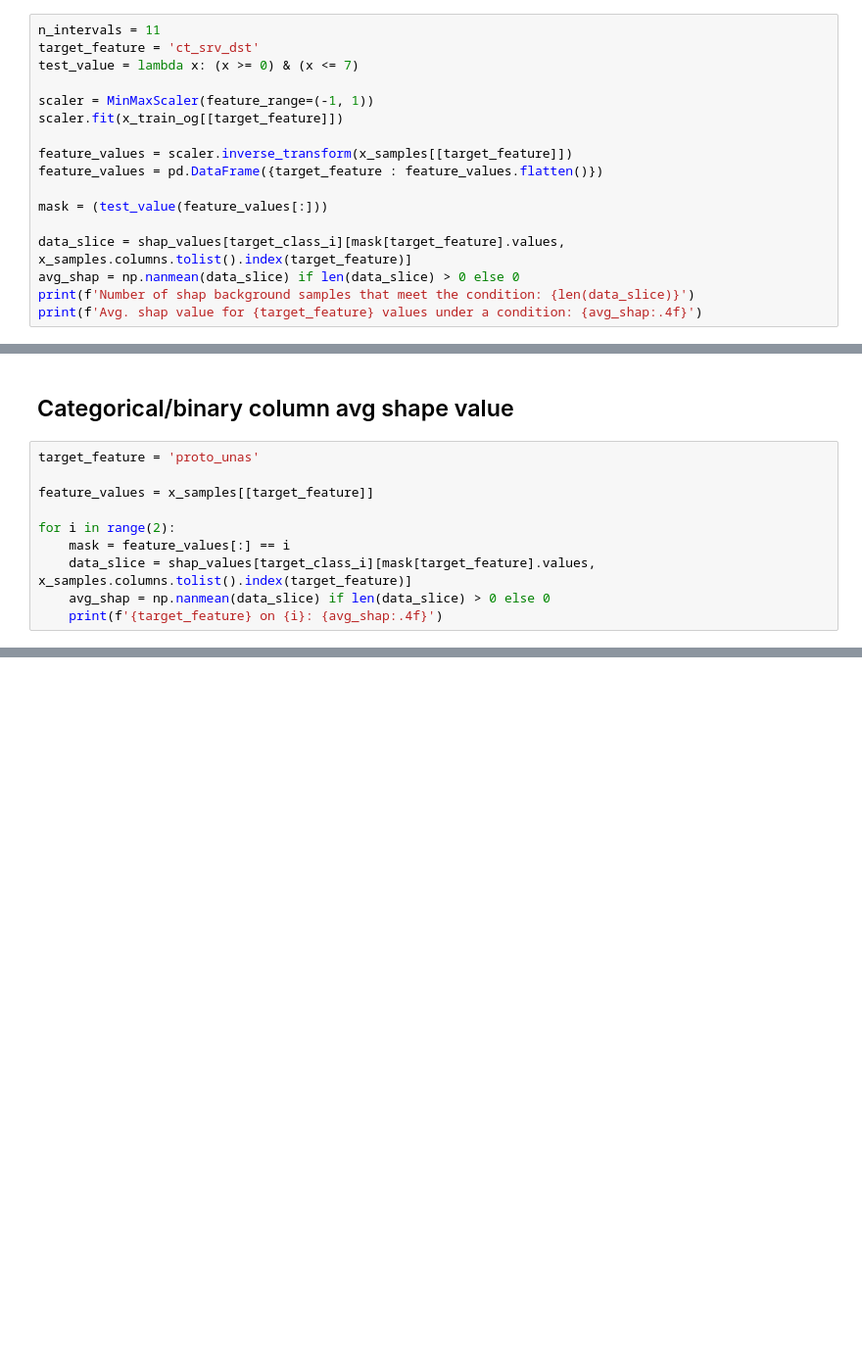
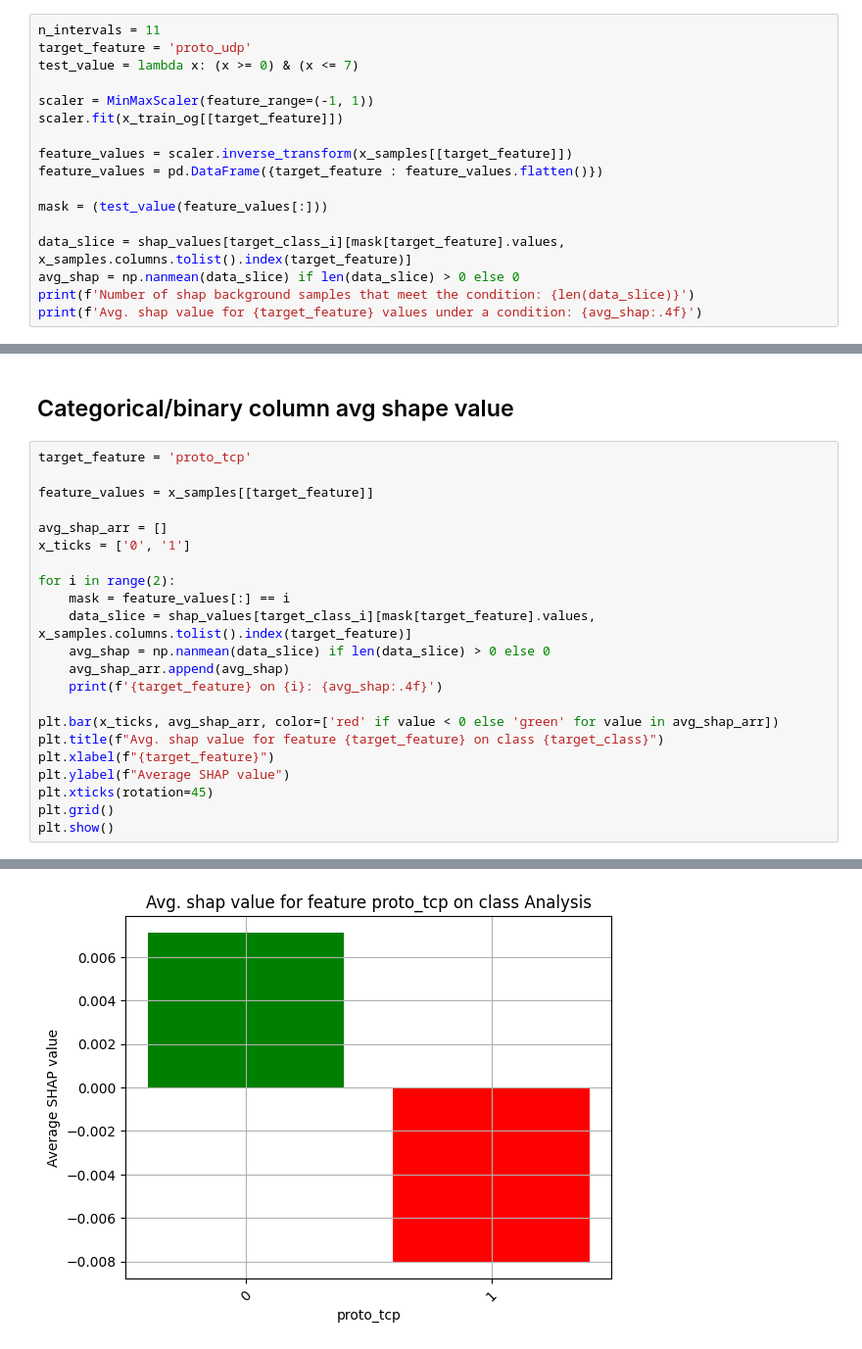
Before and after one commit to xavierlarrivaUPM/XAI_IDS, a Jupyter notebook: 3_XRL_FeatureRange.ipynb, the cells around one changed output, grey strips where cells are left out. Shown at 98% size. Saved outputs shown, nothing was run; the diff lists cells and outputs as text; blank space fills up the shorter version.

```diff
--- a/3_XRL_FeatureRange.ipynb
+++ b/3_XRL_FeatureRange.ipynb
@@ -125,7 +134,7 @@ plt.show()
 ## Numerical column avg shap_value by given value
 # %%
 n_intervals = 11
-target_feature = 'ct_srv_dst'
+target_feature = 'proto_udp'
 test_value = lambda x: (x >= 0) & (x <= 7)
 
 scaler = MinMaxScaler(feature_range=(-1, 1))
@@ -146,13 +155,25 @@ Avg. shap value for ct_srv_dst values under a condition: 0.0426
 # %% [markdown]
 ## Categorical/binary column avg shape value
 # %%
-target_feature = 'proto_unas'
+target_feature = 'proto_tcp'
 
 feature_values = x_samples[[target_feature]]
+
+avg_shap_arr = []
+x_ticks = ['0', '1']
 
 for i in range(2):
     mask = feature_values[:] == i
     data_slice = shap_values[target_class_i][mask[target_feature].values, x_samples.columns.tolist().index(target_feature)]
     avg_shap = np.nanmean(data_slice) if len(data_slice) > 0 else 0
+    avg_shap_arr.append(avg_shap)
     print(f'{target_feature} on {i}: {avg_shap:.4f}')
+
+plt.bar(x_ticks, avg_shap_arr, color=['red' if value < 0 else 'green' for value in avg_shap_arr])
+plt.title(f"Avg. shap value for feature {target_feature} on class {target_class}")
+plt.xlabel(f"{target_feature}")
+plt.ylabel(f"Average SHAP value")
+plt.xticks(rotation=45)
+plt.grid()
+plt.show()
 # %% [output]
@@ -160,0 +182 @@ proto_unas on 1: 0.3127
+[figure, added]
```
Also changed, not shown: parts of 7 cells of this notebook.
